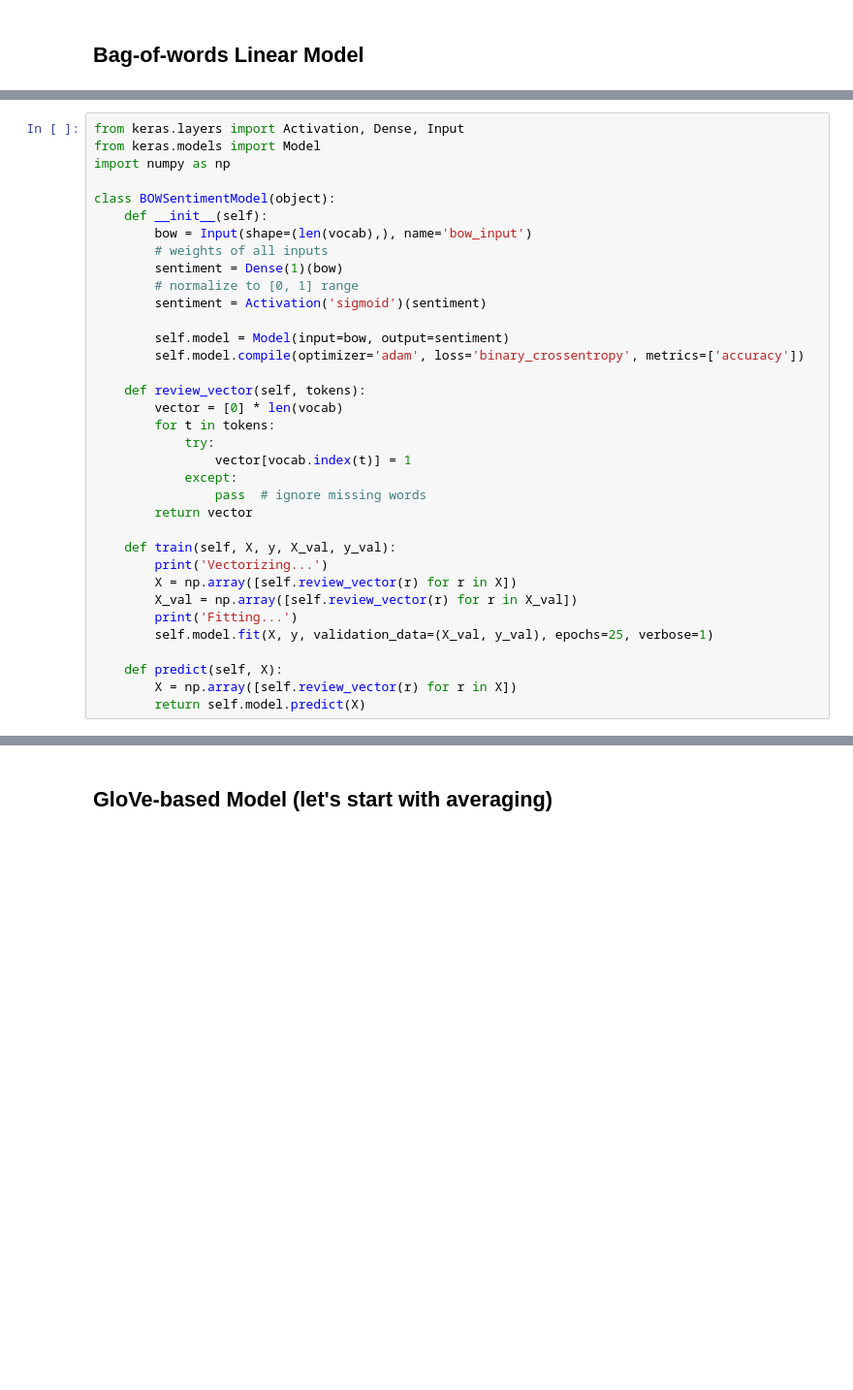
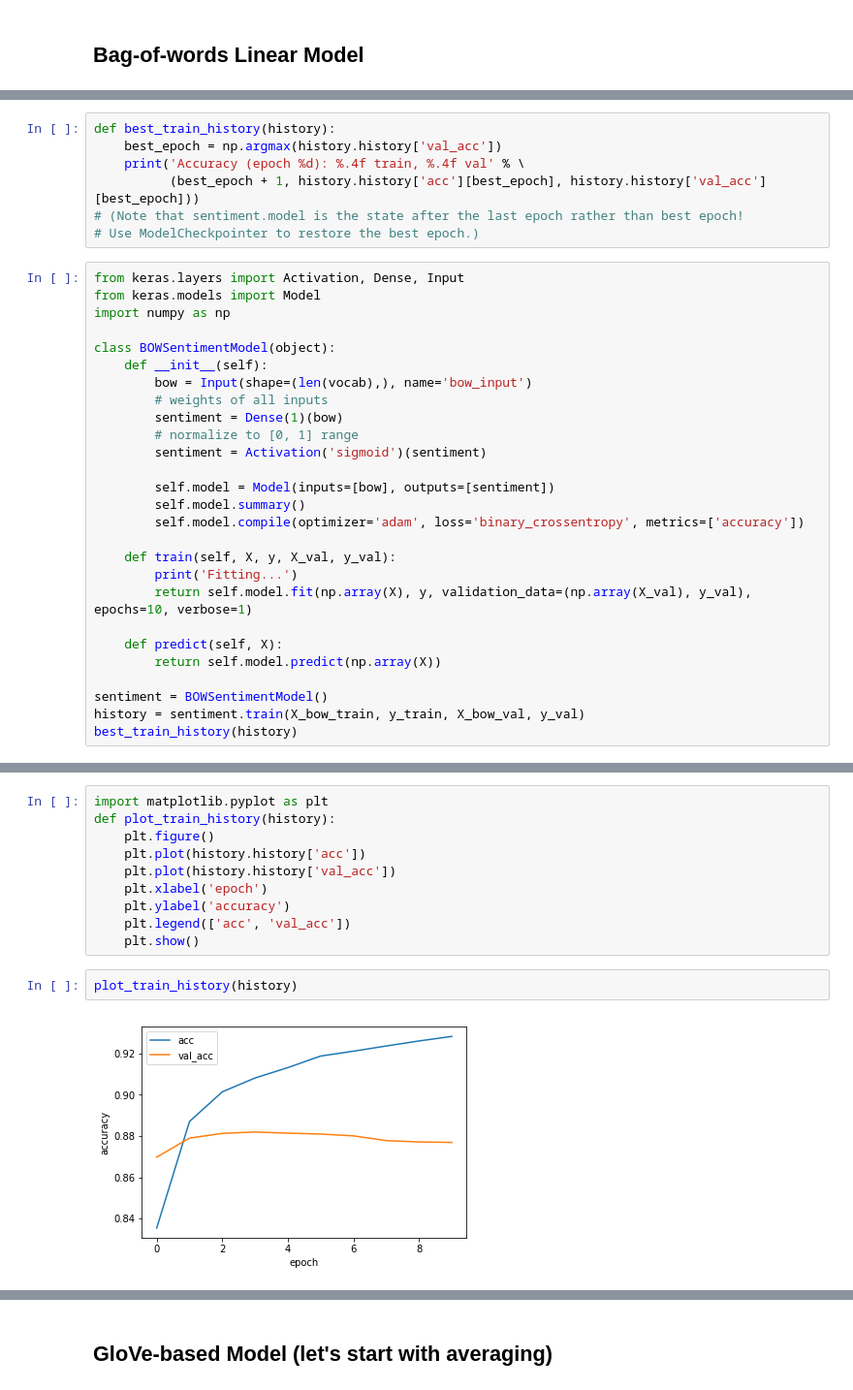
Before and after one commit to rossumai/mlprague18-nlp, a Jupyter notebook: IMDB Sentiment.ipynb, the cells around one changed output, grey strips where cells are left out. Shown at 97% size. Cells and saved outputs as stored; diff of their text form; blank space fills up the shorter version.

```diff
--- a/IMDB Sentiment.ipynb
+++ b/IMDB Sentiment.ipynb
@@ -61,3 +77,10 @@ len(X_train), len(X_val)
+# %%
+def best_train_history(history):
+    best_epoch = np.argmax(history.history['val_acc'])
+    print('Accuracy (epoch %d): %.4f train, %.4f val' % \
+          (best_epoch + 1, history.history['acc'][best_epoch], history.history['val_acc'][best_epoch]))
+# (Note that sentiment.model is the state after the last epoch rather than best epoch!
+# Use ModelCheckpointer to restore the best epoch.)
 # %%
 from keras.layers import Activation, Dense, Input
 from keras.models import Model
@@ -71,26 +94,18 @@ class BOWSentimentModel(object):
         # normalize to [0, 1] range
         sentiment = Activation('sigmoid')(sentiment)
 
-        self.model = Model(input=bow, output=sentiment)
+        self.model = Model(inputs=[bow], outputs=[sentiment])
+        self.model.summary()
         self.model.compile(optimizer='adam', loss='binary_crossentropy', metrics=['accuracy'])
 
-    def review_vector(self, tokens):
-        vector = [0] * len(vocab)
-        for t in tokens:
-            try:
-                vector[vocab.index(t)] = 1
-            except:
-                pass  # ignore missing words
-        return vector
-
     def train(self, X, y, X_val, y_val):
-        print('Vectorizing...')
-        X = np.array([self.review_vector(r) for r in X])
-        X_val = np.array([self.review_vector(r) for r in X_val])
         print('Fitting...')
-        self.model.fit(X, y, validation_data=(X_val, y_val), epochs=25, verbose=1)
+        return self.model.fit(np.array(X), y, validation_data=(np.array(X_val), y_val), epochs=10, verbose=1)
 
     def predict(self, X):
-        X = np.array([self.review_vector(r) for r in X])
-        return self.model.predict(X)
+        return self.model.predict(np.array(X))
+
+sentiment = BOWSentimentModel()
+history = sentiment.train(X_bow_train, y_train, X_bow_val, y_val)
+best_train_history(history)
 # %% [output]
@@ -122,2 +134,16 @@ Epoch 25/25
 Good story about a backwoods community in the Ozarks around the turn of the century. Moonshine is the leading industry, fighting and funning the major form of entertainment. One day a stranger enters  ...
+# %%
+import matplotlib.pyplot as plt
+def plot_train_history(history):
+    plt.figure()
+    plt.plot(history.history['acc'])
+    plt.plot(history.history['val_acc'])
+    plt.xlabel('epoch')
+    plt.ylabel('accuracy')
+    plt.legend(['acc', 'val_acc'])
+    plt.show()
+# %%
+plot_train_history(history)
+# %% [output]
+[figure, added]
 # %% [markdown]
```
Also changed, not shown: parts of 85 cells of this notebook.
